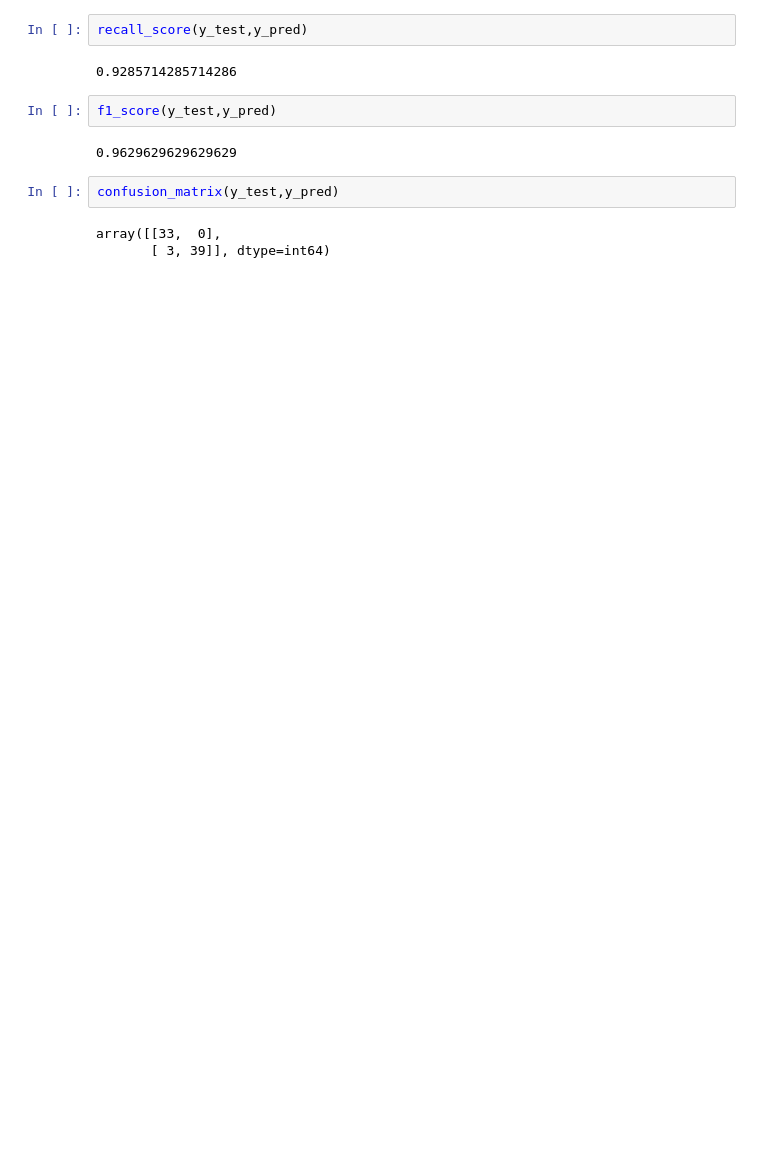
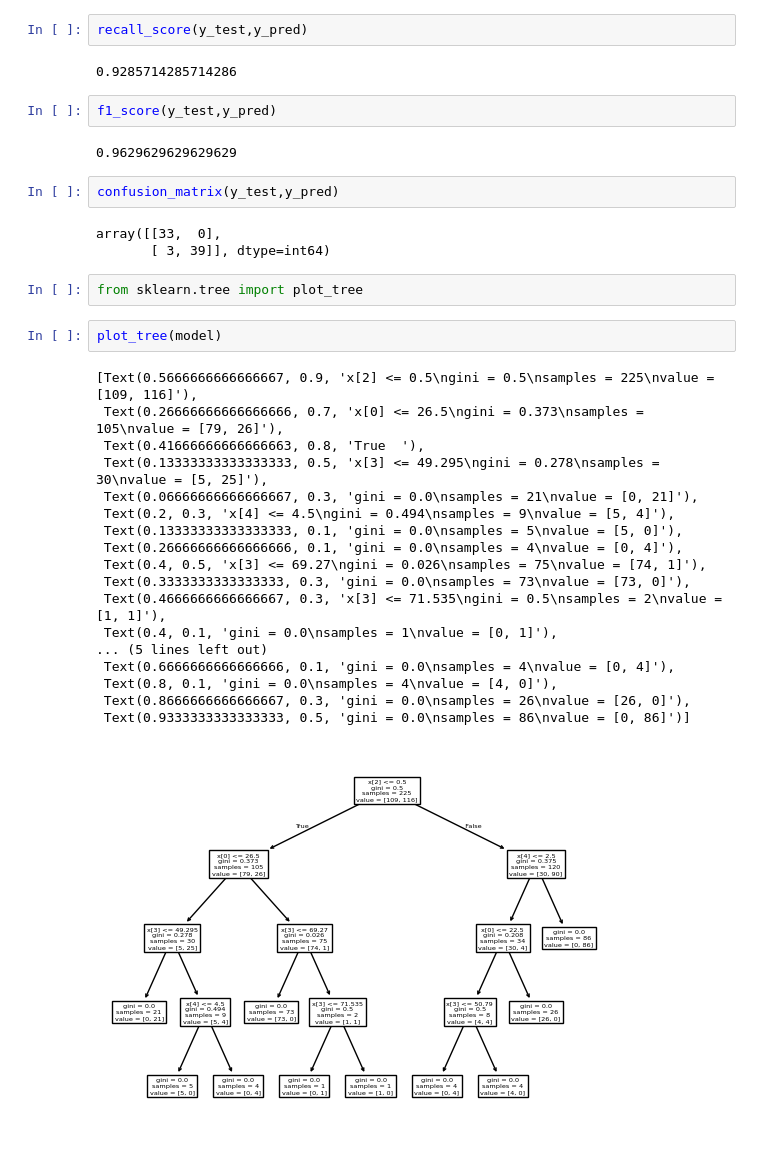
Before and after one commit to jxsrma/NSTI-Indore-25-26, a Jupyter notebook: ML/DecisionTree.ipynb, the cells around one changed output. Cells and saved outputs as stored; diff of their text form; blank space fills up the shorter version.

```diff
--- a/ML/DecisionTree.ipynb
+++ b/ML/DecisionTree.ipynb
@@ -55,3 +55,26 @@ confusion_matrix(y_test,y_pred)
 # %% [output]
 array([[33,  0],
        [ 3, 39]], dtype=int64)
+# %%
+from sklearn.tree import plot_tree
+# %%
+plot_tree(model)
+# %% [output]
+[Text(0.5666666666666667, 0.9, 'x[2] <= 0.5\ngini = 0.5\nsamples = 225\nvalue = [109, 116]'),
+ Text(0.26666666666666666, 0.7, 'x[0] <= 26.5\ngini = 0.373\nsamples = 105\nvalue = [79, 26]'),
+ Text(0.41666666666666663, 0.8, 'True  '),
+ Text(0.13333333333333333, 0.5, 'x[3] <= 49.295\ngini = 0.278\nsamples = 30\nvalue = [5, 25]'),
+ Text(0.06666666666666667, 0.3, 'gini = 0.0\nsamples = 21\nvalue = [0, 21]'),
+ Text(0.2, 0.3, 'x[4] <= 4.5\ngini = 0.494\nsamples = 9\nvalue = [5, 4]'),
+ Text(0.13333333333333333, 0.1, 'gini = 0.0\nsamples = 5\nvalue = [5, 0]'),
+ Text(0.26666666666666666, 0.1, 'gini = 0.0\nsamples = 4\nvalue = [0, 4]'),
+ Text(0.4, 0.5, 'x[3] <= 69.27\ngini = 0.026\nsamples = 75\nvalue = [74, 1]'),
+ Text(0.3333333333333333, 0.3, 'gini = 0.0\nsamples = 73\nvalue = [73, 0]'),
+ Text(0.4666666666666667, 0.3, 'x[3] <= 71.535\ngini = 0.5\nsamples = 2\nvalue = [1, 1]'),
+ Text(0.4, 0.1, 'gini = 0.0\nsamples = 1\nvalue = [0, 1]'),
+... (5 lines left out)
+ Text(0.6666666666666666, 0.1, 'gini = 0.0\nsamples = 4\nvalue = [0, 4]'),
+ Text(0.8, 0.1, 'gini = 0.0\nsamples = 4\nvalue = [4, 0]'),
+ Text(0.8666666666666667, 0.3, 'gini = 0.0\nsamples = 26\nvalue = [26, 0]'),
+ Text(0.9333333333333333, 0.5, 'gini = 0.0\nsamples = 86\nvalue = [0, 86]')]
+[figure, added]
```
Also changed, not shown: 1 other file.
